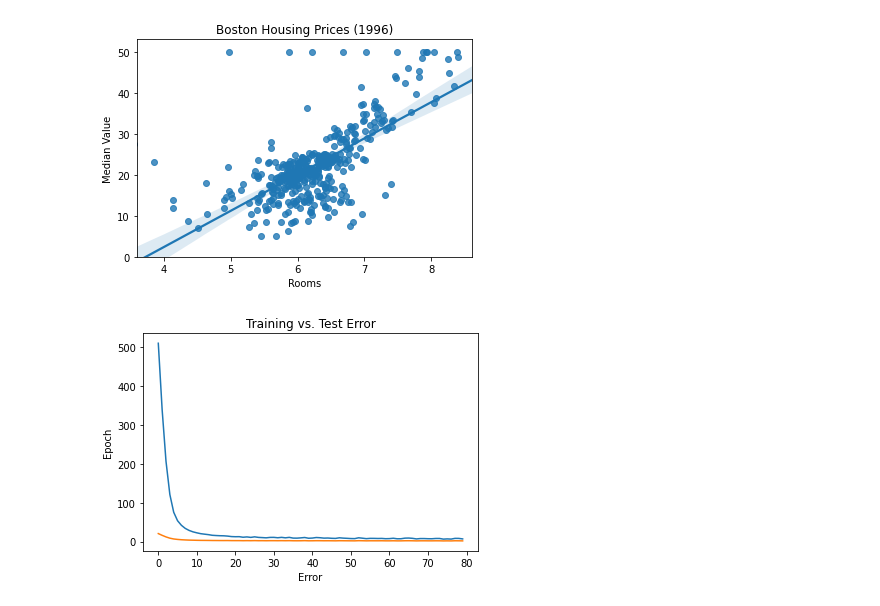
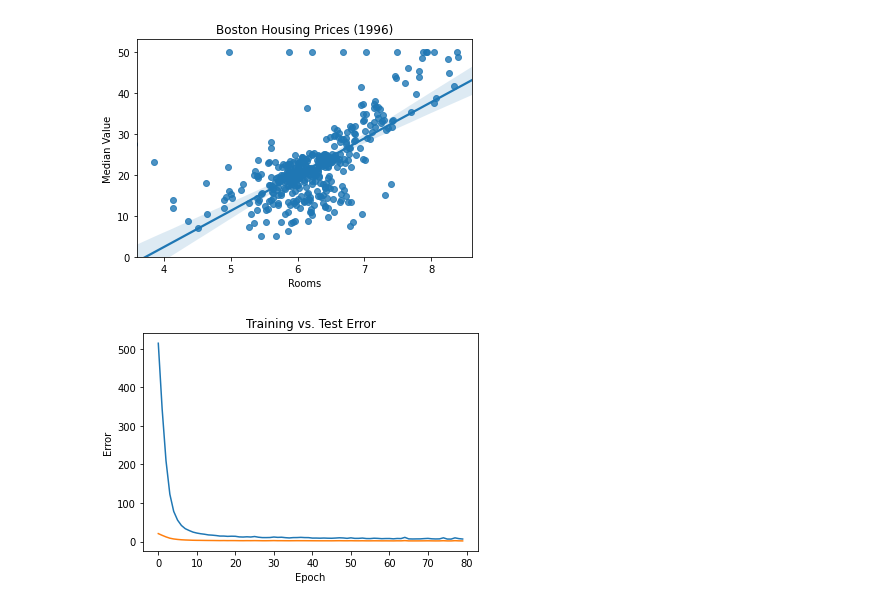
Before and after one commit to hloughlin9/Keras_projects_21, a Jupyter notebook: boston_haus_4121_reg.ipynb, the cells around one changed output. Saved outputs shown, nothing was run; the diff lists cells and outputs as text; code cells hidden in the pictures.

```diff
--- a/boston_haus_4121_reg.ipynb
+++ b/boston_haus_4121_reg.ipynb
@@ -60,16 +60,25 @@ X_train_scaled = ss.transform(X_train)
 X_test_scaled = ss.transform(X_test)
 # %%
 # Model creation and fitting.
-# Basically we are going to fit the data to the model and then the model will teach itself what to predict over 80 rounds (epochs), becoming more accurate as it goes (we hope).
+# Basically we are going to fit the data to the model and then the model will teach itself what to predict, becoming more accurate as it goes (we hope).
 # Pretty cool.
 model = Sequential()
 model.add(Dense(512, activation='relu'))
 model.add(Dense(256, activation='relu'))
 model.add(Dense(1))
 model.compile(optimizer='rmsprop', loss='mse', metrics=['mae'])
-model.fit(X_train_scaled, y_train, epochs=80, batch_size=128, validation_split=0.2, verbose=0)
+history = model.fit(X_train_scaled, y_train, epochs=80, batch_size=128, validation_split=0.2, verbose=0)
-# %% [output]
-[figure, removed]
+# %%
+# A look at the training error (how well the model performs on training data), as well as test data (how well it performs on test data).
+# As we can see, the training error stays pretty low, while the model went from being about $500 off to $3 off.
+plt.plot(history.history['loss'], label='Training')
+plt.plot(history.history['mae'], label='Test')
+plt.title("Training vs. Test Error")
+plt.xlabel("Epoch")
+plt.ylabel("Error")
+plt.show()
+# %% [output]
+[figure, added]
 # %%
 loss, mae = model.evaluate(X_test_scaled, y_test)
 print("Mean Average Error: %.2f" % (mae))
```
Also changed, not shown: parts of 2 cells of this notebook.
